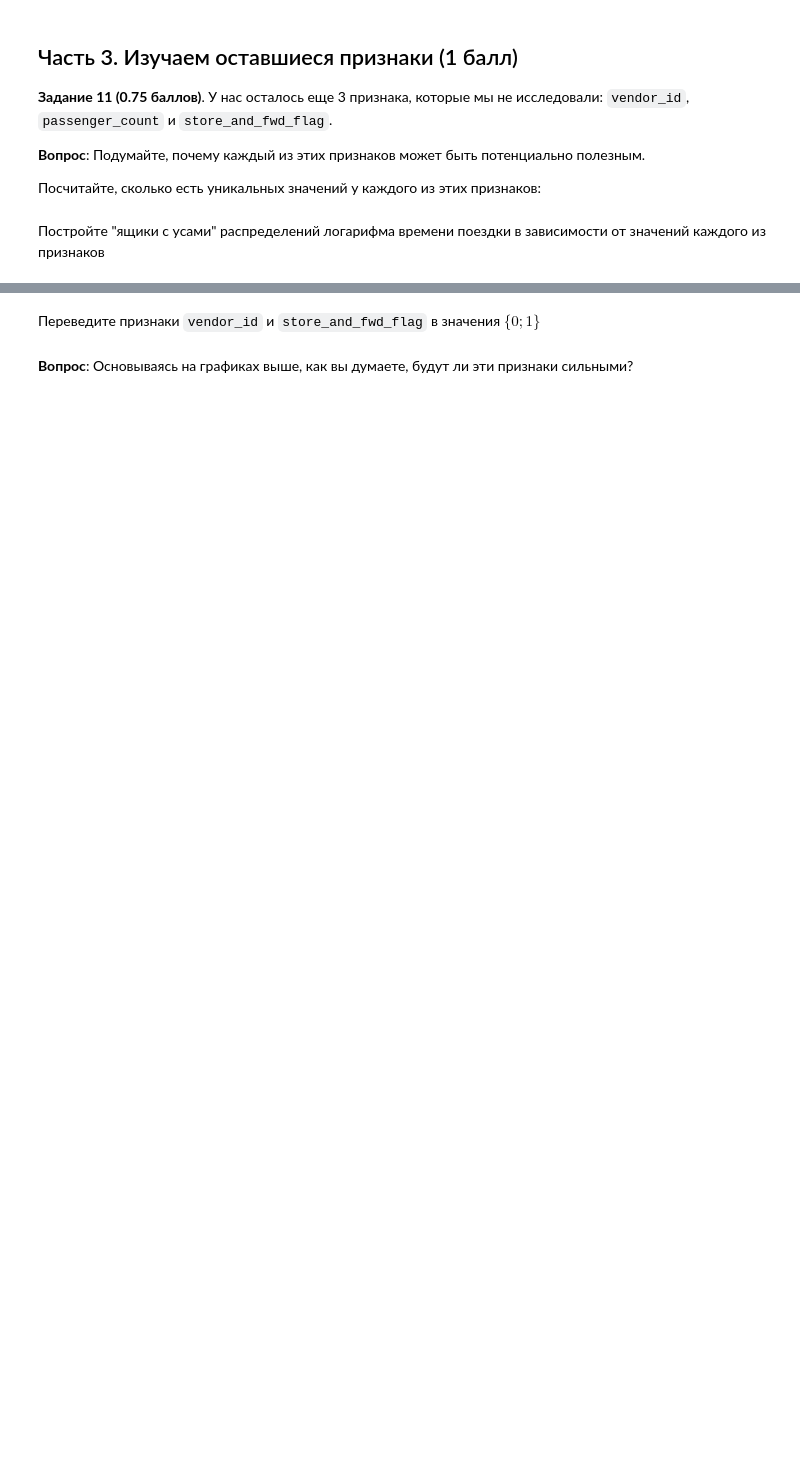
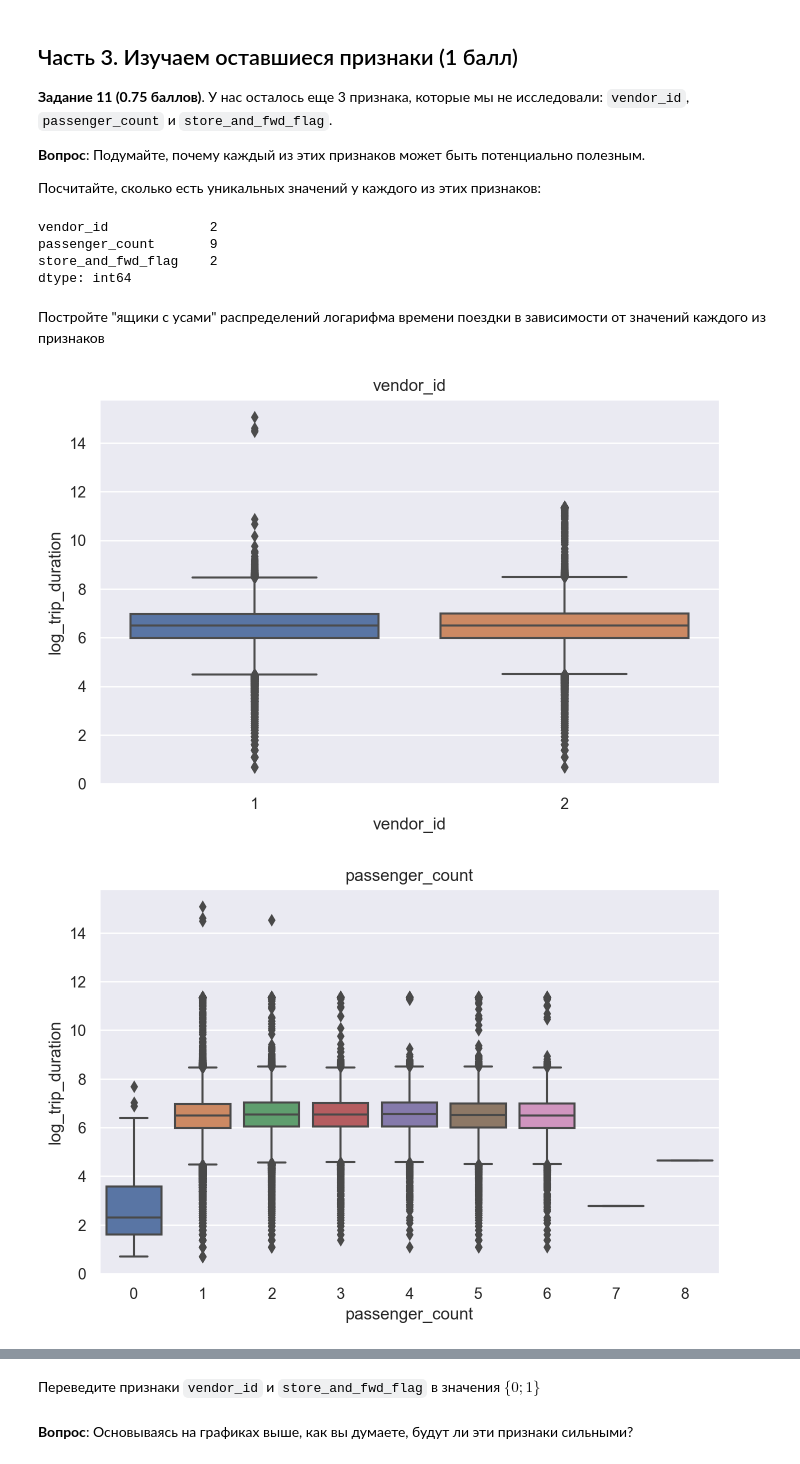
Before and after one commit to Nojatij/ml_courses, a Jupyter notebook: 1_st_course/homework/hw2/homework-practice-02-linregr.ipynb, the cells around one changed output, grey strips where cells are left out. Cells and saved outputs as stored; diff of their text form; code cells hidden in the pictures; blank space fills up the shorter version.

```diff
--- a/1_st_course/homework/hw2/homework-practice-02-linregr.ipynb
+++ b/1_st_course/homework/hw2/homework-practice-02-linregr.ipynb
@@ -350,10 +349,12 @@ def haversine_array(lat1, lng1, lat2, lng2):
     return h
 
 X_train.loc[:, 'haversine'] = haversine_array(X_train['pickup_latitude'].values, X_train['pickup_longitude'].values, X_train['dropoff_latitude'].values, X_train['dropoff_longitude'].values)
+X_test.loc[:, 'haversine'] = haversine_array(X_test['pickup_latitude'].values, X_test['pickup_longitude'].values, X_test['dropoff_latitude'].values, X_test['dropoff_longitude'].values)
 # %% [markdown]
 Так как мы предсказываем логарифм времени поездки и хотим, чтобы наши признаки были линейно зависимы с этой целевой переменной, нам нужно логарифмировать расстояние: $\log t = \log s - \log{v_{\text{ср}}}$. Запишите логарифм `haversine` в отдельную колонку:
 # %%
 X_train['log_haversine'] = np.log1p(X_train['haversine'])
+X_test['log_haversine'] = np.log1p(X_test['haversine'])
 # %% [markdown]
 Убедимся, что логарифм расстояния лучше коррелирует с нашим таргетом, чем просто расстояние:
 # %%
@@ -459,13 +460,20 @@ for idx, col in zip(indexes, columns):
 free = list(free.values())
 # %%
 X_train['is_jam'] = 0
-
 for i in range(len(jam)):
     X_train.loc[(X_train['pickup_datetime_hour'].isin(jam[i]) & (X_train['pickup_datetime_weekday']==i)), 'is_jam'] = 1
 
 X_train['is_free'] = 0
 for i in range(len(free)):
     X_train.loc[(X_train['pickup_datetime_hour'].isin(free[i]) & (X_train['pickup_datetime_weekday']==i)), 'is_free'] = 1
+
+X_test['is_jam'] = 0
+for i in range(len(jam)):
+    X_test.loc[(X_test['pickup_datetime_hour'].isin(jam[i]) & (X_test['pickup_datetime_weekday']==i)), 'is_jam'] = 1
+
+X_test['is_free'] = 0
+for i in range(len(free)):
+    X_test.loc[(X_test['pickup_datetime_hour'].isin(free[i]) & (X_test['pickup_datetime_weekday']==i)), 'is_free'] = 1
 # %% [markdown]
 Задание 8 (0.25 балла). Как уже было замечено выше, на карте выделяются две точки вдали от Манхэттена. Для каждой из них добавьте в выборку два признака: началась ли поездка в ней и закончилась ли она в ней.
 # %%
@@ -602,7 +614,12 @@ train_cut = a.transform(X_train[['pickup_latitude', 'pickup_longitude', 'dropoff
 test_cut = a.transform(X_test[['pickup_latitude', 'pickup_longitude', 'dropoff_latitude', 'dropoff_longitude']])
 # a.show_map()
 # %%
-X_train = X_train.merge(pd.DataFrame({'num_pickup':train_cut[1], 'num_dropoff':train_cut[2]}), left_index=True, right_index=True)
-X_test = X_test.merge(pd.DataFrame({'num_pickup':test_cut[1], 'num_dropoff':test_cut[2]}), left_index=True, right_index=True)
+
+
+ttrain_cut = pd.DataFrame({'num_pickup':train_cut[1], 'num_dropoff':train_cut[2]}).set_index(X_train.index)
+ttest_cut = pd.DataFrame({'num_pickup':test_cut[1], 'num_dropoff':test_cut[2]}).set_index(X_test.index)
+
+X_train = X_train.merge(ttrain_cut, left_index=True, right_index=True)
+X_test = X_test.merge(ttest_cut, left_index=True, right_index=True)
 # %% [markdown]
 **Задание 10 (0.25 балла)**. Обучите `Ridge`-регрессию со стандартными параметрами на признаках, которые мы выделили к текущему моменту. Категориальные признаки закодируйте через one-hot-кодирование, числовые признаки отмасштабируйте.
@@ -621,2 +661,10 @@ X_test = X_test.merge(pd.DataFrame({'num_pickup':test_cut[1], 'num_dropoff':test
+# %%
+unique_counts = X_train[['vendor_id', 'passenger_count', 'store_and_fwd_flag']].nunique()
+unique_counts
+# %% [output]
+vendor_id             2
+passenger_count       9
+store_and_fwd_flag    2
+dtype: int64
 # %% [markdown]
 Постройте "ящики с усами" распределений логарифма времени поездки в зависимости от значений каждого из признаков
@@ -624,0 +671,15 @@ X_test = X_test.merge(pd.DataFrame({'num_pickup':test_cut[1], 'num_dropoff':test
+# %%
+sns.boxplot(x='vendor_id', y = y_train['log_trip_duration'], data=X_train)
+plt.title('vendor_id')
+plt.show()
+
+sns.boxplot(x='passenger_count', y = y_train['log_trip_duration'], data=X_train)
+plt.title('passenger_count')
+plt.show()
+
+sns.boxplot(x='store_and_fwd_flag', y = y_train['log_trip_duration'], data=X_train)
+plt.title('store_and_fwd_flag')
+plt.show()
+# %% [output]
+[figure, added]
+[figure, added]
```
Also changed, not shown: parts of 21 cells of this notebook.
